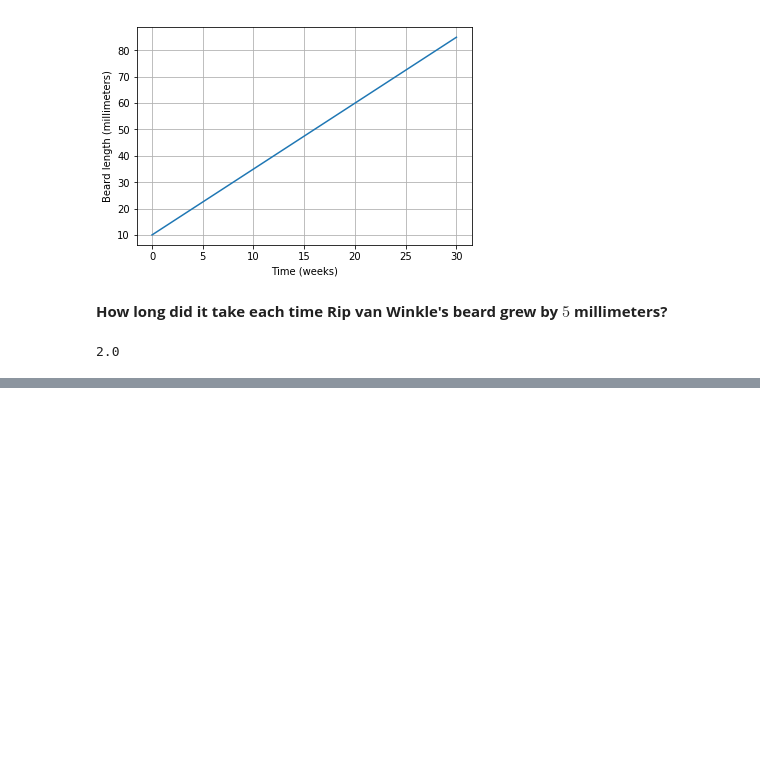
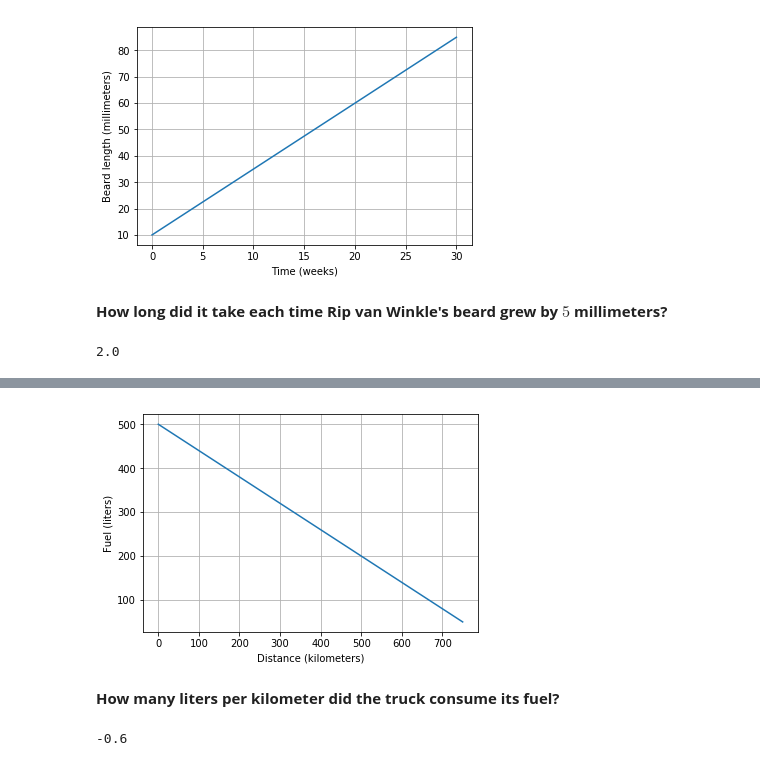
Before and after one commit to leihuagh/jupyter, a Jupyter notebook: linear-equations-graphs.ipynb, the cells around one changed output, grey strips where cells are left out. Drawn from its saved outputs; the diff is of its cells as text; code cells hidden in the pictures; blank space fills up the shorter version.

Commit message:
Karl's truck fuel

```diff
--- a/linear-equations-graphs.ipynb
+++ b/linear-equations-graphs.ipynb
@@ -66,0 +79,27 @@ plt.show()
+# %%
+x, y = symbols('x y')
+data = {
+     'x' : [0, 750],
+     'y' : [500, 50]
+}
+
+x1 = data['x'][0]
+x2 = data['x'][1]
+y1 = data['y'][0]
+y2 = data['y'][1]
+m = (y2 - y1)/(x2 - x1)
+PointSlope = Eq(y - y2, m * (x - x2))
+
+plt.plot(data['x'], data['y'])
+plt.xlabel('Distance (kilometers)')
+plt.ylabel('Fuel (liters)')
+plt.grid(True)
+plt.show()
+# %% [output]
+[figure, added]
+# %% [markdown]
+**How many liters per kilometer did the truck consume its fuel?**
+# %%
+m
+# %% [output]
+-0.6
```
Also changed, not shown: parts of 3 cells of this notebook.
